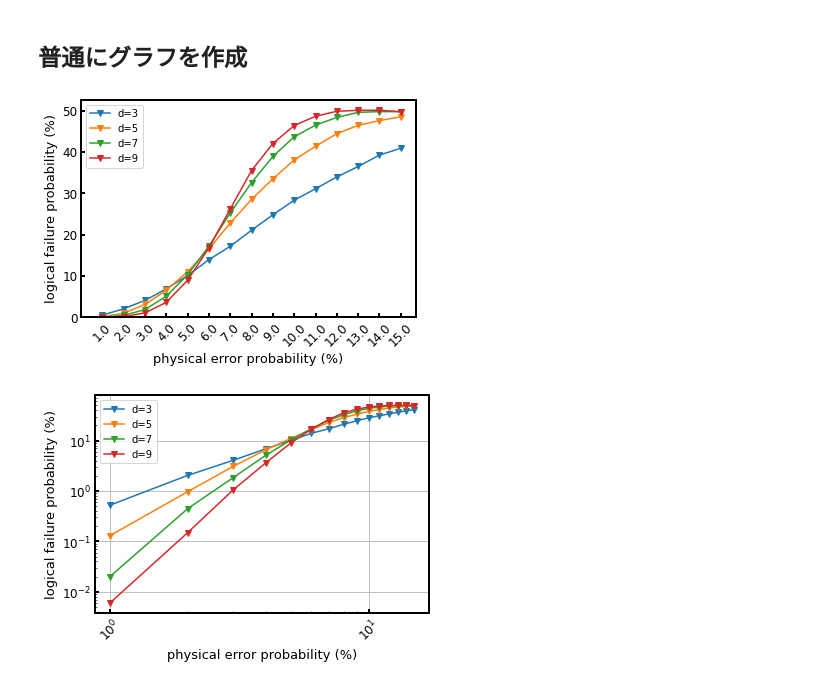
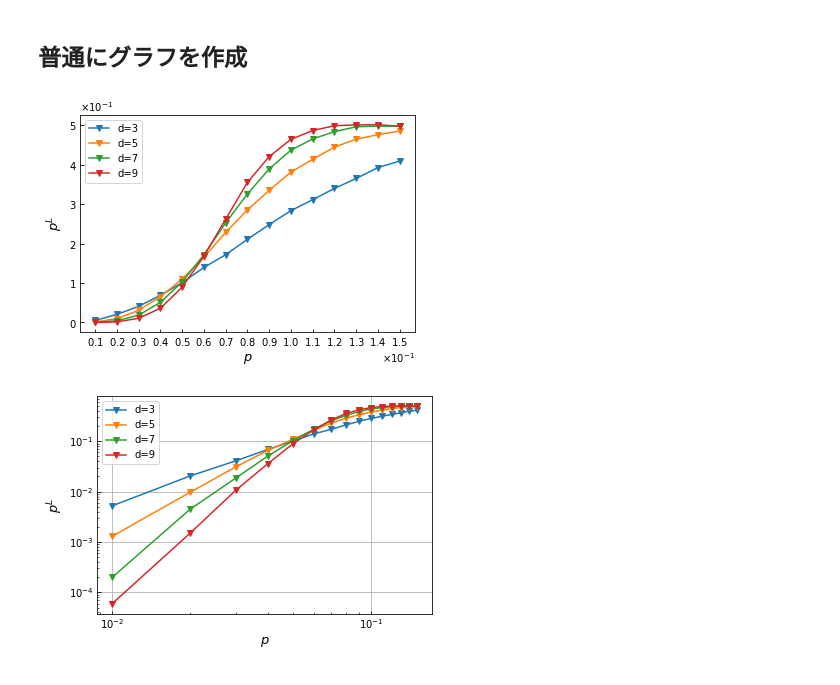
Before and after one commit to kono0924/Fujii-lab, a Jupyter notebook: surface(ideal)/code_capacity/csv_view.ipynb, the cells around one changed output. Drawn from its saved outputs; the diff is of its cells as text; code cells hidden in the pictures.

```diff
--- a/surface(ideal)/code_capacity/csv_view.ipynb
+++ b/surface(ideal)/code_capacity/csv_view.ipynb
@@ -7,6 +7,8 @@ import numpy as np
 import matplotlib.pyplot as plt
 import math
 import os
+import matplotlib.ticker as ptick
+
 
 ################ 要変更 #################
 # 追加のフォルダ名
@@ -16,7 +18,7 @@ file = "X(sample1),p=(0.01,0.15,0.01),d=(3,9,2,eta=1000,trials=100000" + ".csv"
 ########################################
 
 # FUjii-labのパス
-path = "/Users/konohideki/Documents/Fujii-lab/surface(ideal)/1 simple"
+path = "/Users/konohideki/Documents/Fujii-lab/surface(ideal)/code_capacity"
 
 # csvファイルの読み込み
 os.chdir(path+folder)
@@ -32,55 +34,52 @@ p_list = data.columns
 
 plt.rcParams["xtick.direction"] = "in"
 plt.rcParams["ytick.direction"] = "in"
 fig, ax = plt.subplots()
 for i in range(len(code_distance_list)):
     a = np.array(p_list)
     a = [float(num) for num in a]
     a = np.array(a)
     b = np.array(data.loc[code_distance_list[i]])
-    ax.plot(a[0:]*100, b[0:]*100,marker='v',label="d="+str(code_distance_list[i]))
-ax.set_xticklabels(np.round(a*100,decimals= 2),rotation=45)
-ax.set_xticks(np.round(a*100,decimals= 2))
-ax.set_xlabel("physical error probability (%)", fontsize=13)
-ax.set_ylabel("logical failure probability (%)", fontsize=13)
-ax.set_xlim(0,)
-ax.set_ylim(0,)
-ax.spines["top"].set_linewidth(2)
-ax.spines["left"].set_linewidth(2)
-ax.spines["bottom"].set_linewidth(2)
-ax.spines["right"].set_linewidth(2)
-ax.tick_params(direction="in", width=2, length=4, labelsize=12)
+    ax.plot(a[0:], b[0:],marker='v',label="d="+str(code_distance_list[i]))
+ax.set_xticklabels(np.round(a,decimals= 2))
+ax.set_xticks(np.round(a,decimals= 2))
+ax.set_xlabel(r"$p$", fontsize=13)
+ax.set_ylabel(r"$p^{L}$", fontsize=13)
+#ax.set_xlim(0,)
+#ax.set_ylim(0,)
 #ax.set_title("X,p=(0.0001,0.0009,0.0001),d=(3,9,2),d(rep)=5,eta=1000,trials=10000", fontsize=14)
+ax.xaxis.set_major_formatter(ptick.ScalarFormatter(useMathText=True)) # x軸指数表記
+ax.ticklabel_format(style="sci",  axis="x",scilimits=(0,0))
+ax.yaxis.set_major_formatter(ptick.ScalarFormatter(useMathText=True))
+ax.ticklabel_format(style="sci",  axis="y",scilimits=(0,0))
 plt.legend()
 plt.show()
 
 
 plt.rcParams["xtick.direction"] = "in"
 plt.rcParams["ytick.direction"] = "in"
 fig, ax = plt.subplots()
 for i in range(len(code_distance_list)):
     a = np.array(p_list)
     a = [float(num) for num in a]
     a = np.array(a)
     b = np.array(data.loc[code_distance_list[i]])
-    ax.plot(a[0:]*100, b[0:]*100,marker='v',label="d="+str(code_distance_list[i]))
-ax.set_xticklabels(np.round(a*100,decimals= 2),rotation=45)
-ax.set_xticks(np.round(a*100,decimals= 2))
-ax.set_xlabel("physical error probability (%)", fontsize=13)
-ax.set_ylabel("logical failure probability (%)", fontsize=13)
+    ax.plot(a[0:], b[0:],marker='v',label="d="+str(code_distance_list[i]))
+ax.set_xticklabels(np.round(a,decimals= 2))
+ax.set_xticks(np.round(a,decimals= 2))
+ax.set_xlabel(r"$p$", fontsize=13)
+ax.set_ylabel(r"$p^{L}$", fontsize=13)
 #ax.set_ylim(10**(-3))
 #ax.set_xlim(10**(-10))
-ax.spines["top"].set_linewidth(2)
-ax.spines["left"].set_linewidth(2)
-ax.spines["bottom"].set_linewidth(2)
-ax.spines["right"].set_linewidth(2)
-ax.tick_params(direction="in", width=2, length=4, labelsize=12)
-#ax.set_title("pm=" + str(0) + "%, eta=" + str(1000) + ", repeat=" + str(1) + ", trials=" + str(10000), fontsize=14)
+ax.xaxis.set_major_formatter(ptick.ScalarFormatter(useMathText=True)) # x軸指数表記
+ax.ticklabel_format(style="sci",  axis="x",scilimits=(0,0))
+ax.yaxis.set_major_formatter(ptick.ScalarFormatter(useMathText=True))
+ax.ticklabel_format(style="sci",  axis="y",scilimits=(0,0))
 ax.set_xscale("log")
 ax.set_yscale("log")
 ax.grid()
 plt.legend()
 plt.show()
 # %% [output]
-[figure, old version]
+[figure, new version]
-[figure, old version]
+[figure, new version]
```
Also changed, not shown: parts of 1 cell of this notebook, 4 other files.
